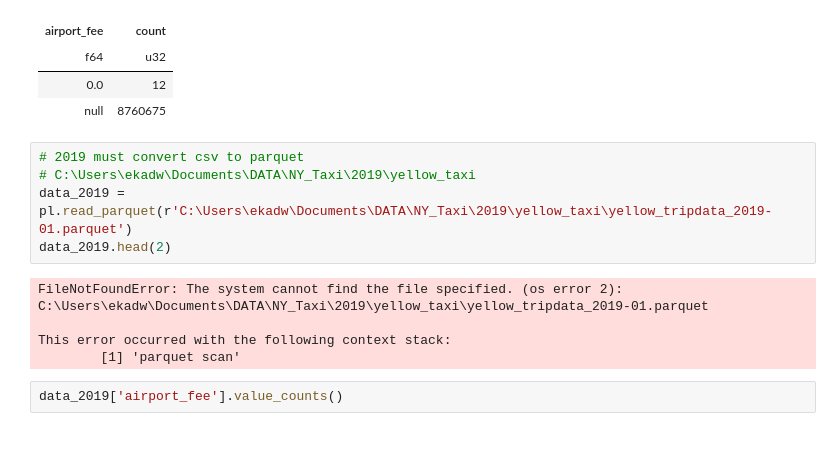
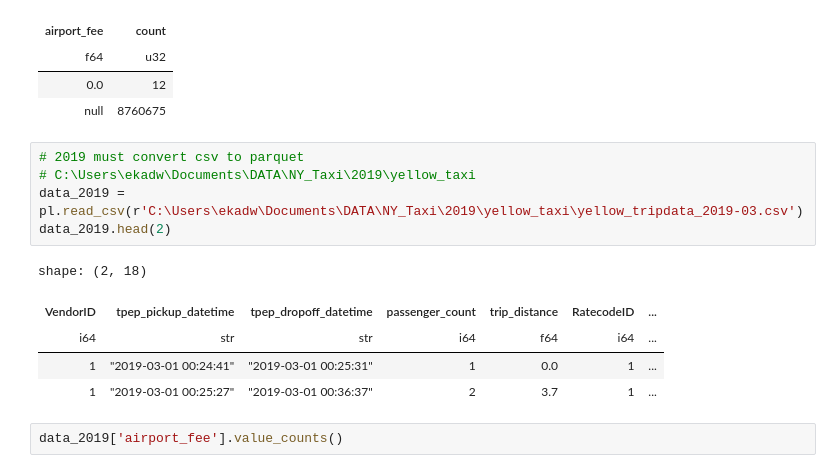
Before and after one commit to imdwipayana/Battlefield, a Jupyter notebook: python project/Yellow Taxi/change_the_headers.ipynb, the cells around one changed output. Drawn from its saved outputs; the diff is of its cells as text; blank space fills up the shorter version.

```diff
--- a/python project/Yellow Taxi/change_the_headers.ipynb
+++ b/python project/Yellow Taxi/change_the_headers.ipynb
@@ -151,13 +151,14 @@ shape: (2, 2)
 # %%
 # 2019 must convert csv to parquet
 # C:\Users\ekadw\Documents\DATA\NY_Taxi\2019\yellow_taxi
-data_2019 = pl.read_parquet(r'C:\Users\ekadw\Documents\DATA\NY_Taxi\2019\yellow_taxi\yellow_tripdata_2019-01.parquet')
+data_2019 = pl.read_csv(r'C:\Users\ekadw\Documents\DATA\NY_Taxi\2019\yellow_taxi\yellow_tripdata_2019-03.csv')
 data_2019.head(2)
 # %% [output]
-FileNotFoundError: The system cannot find the file specified. (os error 2): C:\Users\ekadw\Documents\DATA\NY_Taxi\2019\yellow_taxi\yellow_tripdata_2019-01.parquet
-
-This error occurred with the following context stack:
-        [1] 'parquet scan'
+shape: (2, 18)
+| VendorID | tpep_pickup_datetime | tpep_dropoff_datetime | passenger_count | trip_distance | RatecodeID | ... |
+| i64 | str | str | i64 | f64 | i64 | ... |
+| 1 | "2019-03-01 00:24:41" | "2019-03-01 00:25:31" | 1 | 0.0 | 1 | ... |
+| 1 | "2019-03-01 00:25:27" | "2019-03-01 00:36:37" | 2 | 3.7 | 1 | ... |
 # %%
 data_2019['airport_fee'].value_counts()
 # %%
```
